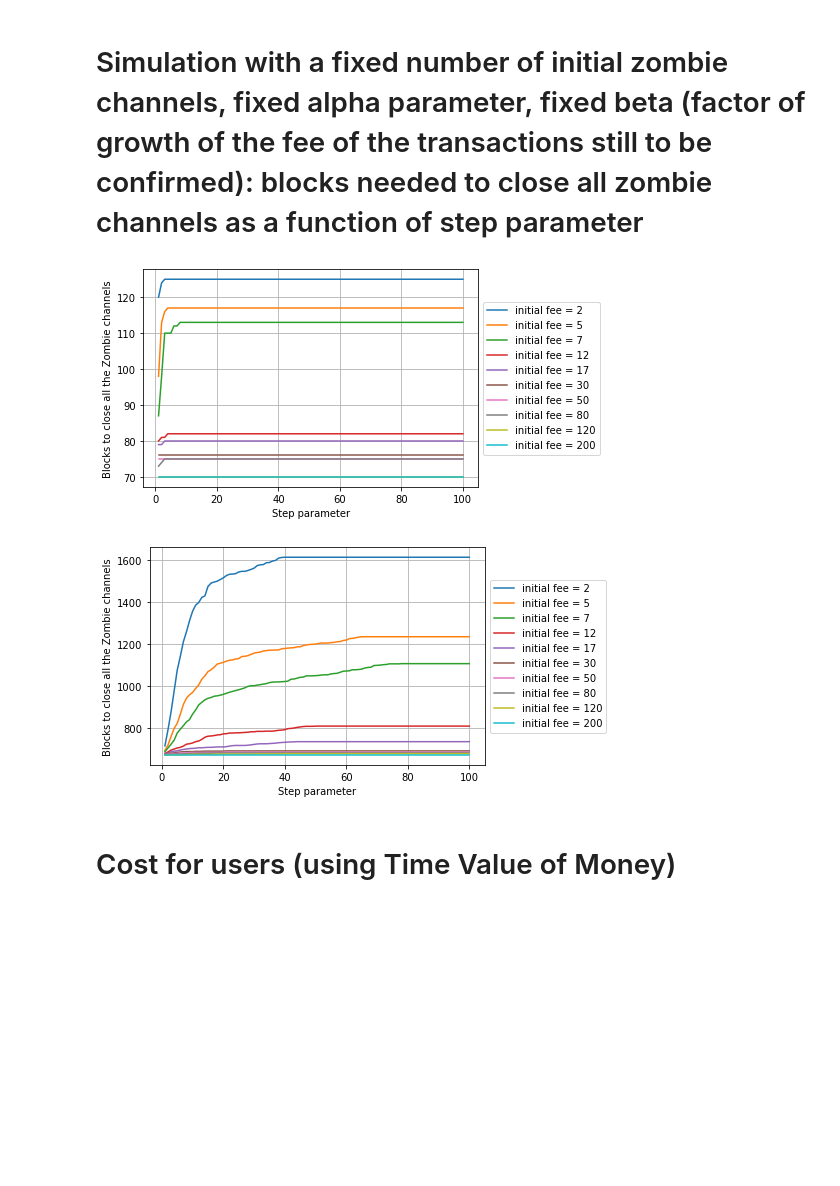
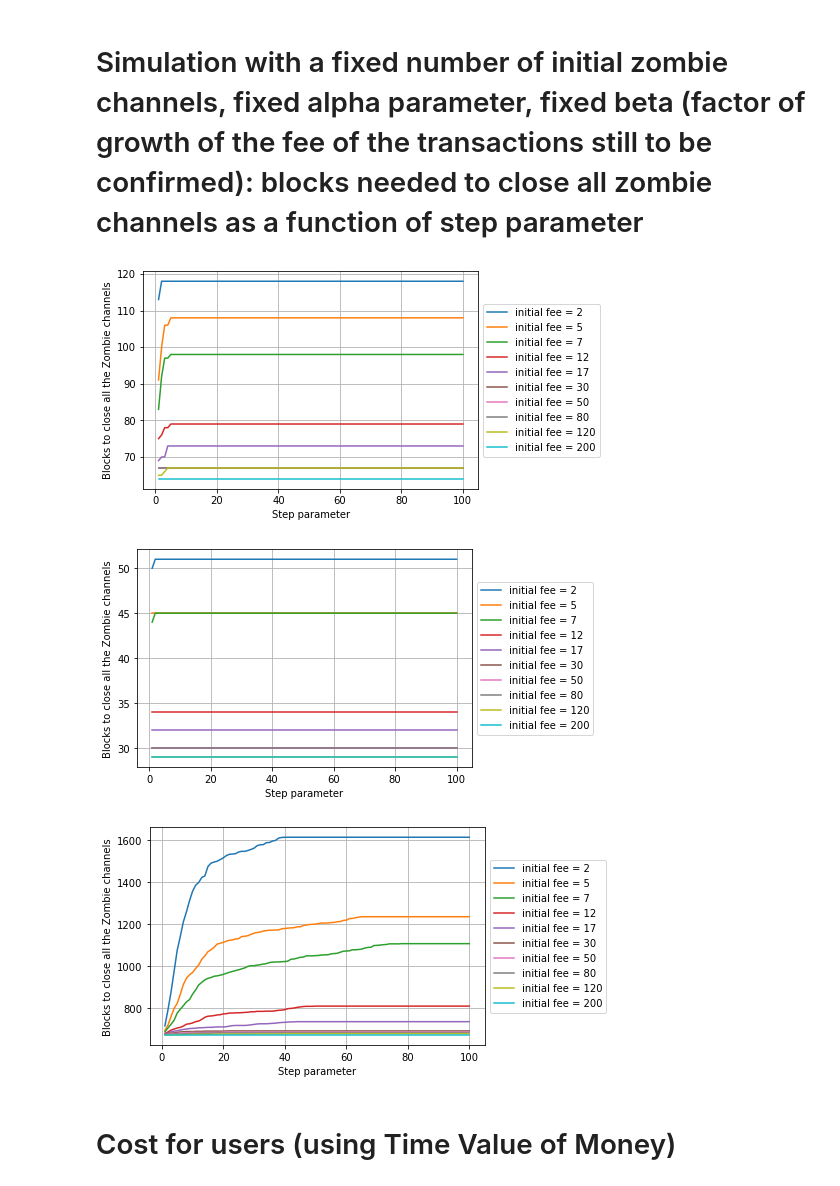
Before and after one commit to CosimoSguanci/Mass-Exit-Attacks-on-LN, a Jupyter notebook: ZombieAttackSimulation.ipynb, the cells around one changed output. Saved outputs shown, nothing was run; the diff lists cells and outputs as text; code cells hidden in the pictures; blank space fills up the shorter version.

```diff
--- a/ZombieAttackSimulation.ipynb
+++ b/ZombieAttackSimulation.ipynb
@@ -15,8 +15,11 @@ MEMPOOL_DIR_DURING_CONGESTION = "mempool-during-congestion"
 MEMPOOL_DIR_BEFORE_CONGESTION = "mempool-before-congestion"
 MEMPOOL_DIR_NO_CONGESTION = "mempool-no-congestion"
 
-INITIAL_NUM_ZOMBIE_CHANNELS = 65560 # Edges crossed by the Max-Cut, computed with the imbalanced-max-cut Greedy procedure,
-                                    # with data obtained on January, 2022
+# Edges crossed by the Max-Cut, computed with the weigthedimbalanced-max-cut Greedy procedure,
+# with data obtained on May, 2022
+MAX_CUT_SIZE = 58531 # 63251 for unweighted
+MAX_CUT_CAPACITY = 246436727385 # Weighted
+
 LN_CLOSING_CHANNEL_DELAY = 1000 # ~ 1 week
 
 # We read the JSON file containing blocks data (height, number of transactions)
@@ -27,8 +30,8 @@ blocks_data = json.loads(blocks_data_content)
 
 # We read the file containing mempool historical data
 
-FIRST_BLOCK_HEIGHT = FIRST_BLOCK_HEIGHT_DURING_CONGESTION
-MEMPOOL_DIR = MEMPOOL_DIR_DURING_CONGESTION
+FIRST_BLOCK_HEIGHT = FIRST_BLOCK_NO_CONGESTION
+MEMPOOL_DIR = MEMPOOL_DIR_NO_CONGESTION
 
 i = 1
 mempool_data_json_string = ''
@@ -242,7 +245,7 @@ plot_remaining_zombie_channels_array = []
 labels = []
 
 for fee_index in fee_indexes:
-    needed_blocks, plot_blocks, plot_remaining_zombie_channels = simulate(mempool_data, blocks_data, FIRST_BLOCK_HEIGHT, fee_index, INITIAL_NUM_ZOMBIE_CHANNELS, plot_distribution=True)
+    needed_blocks, plot_blocks, plot_remaining_zombie_channels = simulate(mempool_data, blocks_data, FIRST_BLOCK_HEIGHT, fee_index, MAX_CUT_SIZE, plot_distribution=True)
     plot_blocks_array.append(plot_blocks)
     plot_remaining_zombie_channels_array.append(plot_remaining_zombie_channels)
     plt.plot(plot_blocks, plot_remaining_zombie_channels)
@@ -332,7 +317,6 @@ plt.show()
 # Dynamic Case
 # beta: factor of growth of the fee (new_fee = alpha * beta)
 # step: number of blocks after which the fee is increased
-# gamma: percentage of transactions that are replaced (TODO)
 
 fee_ranges = [0, 1, 2, 3, 4, 5, 6, 7, 8, 10, 12, 14, 17, 20, 25, 30, 40, 50, 60, 70, 80, 100, 120, 140, 170, 200]
 
@@ -359,15 +343,53 @@ for alpha in alphas:
     needed_blocks = []
 
     for step in steps:
-        #needed_blocks.append(LN_CLOSING_CHANNEL_DELAY + simulate(mempool_data, blocks_data, FIRST_BLOCK_HEIGHT, fee_index_in_ranges, INITIAL_NUM_ZOMBIE_CHANNELS, highest_priority=highest_priority, dynamic=True, beta=beta, step=step))
-        needed_blocks.append(simulate(mempool_data, blocks_data, FIRST_BLOCK_HEIGHT, fee_index_in_ranges, INITIAL_NUM_ZOMBIE_CHANNELS, highest_priority=highest_priority, dynamic=True, beta=beta, step=step))
+        needed_blocks.append(simulate(mempool_data, blocks_data, FIRST_BLOCK_HEIGHT, fee_index_in_ranges, MAX_CUT_SIZE, highest_priority=highest_priority, dynamic=True, beta=beta, step=step))
 
-    legend.append(f"initial fee = {initial_fee}") # , beta = {beta}
+    legend.append(f"initial fee = {initial_fee}")
 
     plt.plot(steps, needed_blocks)
 
+plt.xlabel('Step parameter')
+plt.ylabel('Blocks to close all the Zombie channels')
+plt.legend(labels=legend, loc='center left', bbox_to_anchor=(1, 0.5))
+plt.show()
 
-#plt.title(f'Dynamic Fee Case [Zombie Attack], {INITIAL_NUM_ZOMBIE_CHANNELS} zombie channels')
+######
+
+attacked_fraction_of_max_cut = {
+    "k" : 30,
+    "capacity" : 167165600785,
+    "edges" : 19845
+}
+legend = []
+alphas = np.linspace(0.1, 1, num=10)
+beta = 1.01 # 1 percent fixed
+steps = np.linspace(1, 100, num=100)
+
+fig, ax = plt.subplots()
+ax.grid(True)
+
+for alpha in alphas:
+
+    highest_priority = False
+
+    fee_index_in_ranges = math.floor(alpha * (len(fee_ranges) - 1))
+
+    if(fee_index_in_ranges > len(fee_ranges) - 1):
+        highest_priority = True
+        fee_index_in_ranges = len(fee_ranges) - 1
+
+    initial_fee = fee_ranges[fee_index_in_ranges]
+
+    needed_blocks = []
+
+    for step in steps:
+        needed_blocks.append(simulate(mempool_data, blocks_data, FIRST_BLOCK_HEIGHT, fee_index_in_ranges, attacked_fraction_of_max_cut["edges"], highest_priority=highest_priority, dynamic=True, beta=beta, step=step))
+
+    legend.append(f"initial fee = {initial_fee}")
+
+    plt.plot(steps, needed_blocks)
+
 plt.xlabel('Step parameter')
 plt.ylabel('Blocks to close all the Zombie channels')
 plt.legend(labels=legend, loc='center left', bbox_to_anchor=(1, 0.5))
@@ -378,35 +400,36 @@ plt.show()
 fig, ax = plt.subplots()
 ax.grid(True)
 
 for alpha in alphas:
 
     highest_priority = False
 
     fee_index_in_ranges = math.floor(alpha * (len(fee_ranges) - 1))
 
     if(fee_index_in_ranges > len(fee_ranges) - 1):
         highest_priority = True
         fee_index_in_ranges = len(fee_ranges) - 1
 
     initial_fee = fee_ranges[fee_index_in_ranges]
 
     needed_blocks = []
 
     for step in steps:
         # Not considering the delay here
         needed_blocks.append(simulate(mempool_data, blocks_data, FIRST_BLOCK_HEIGHT, fee_index_in_ranges, 1000000, highest_priority=highest_priority, dynamic=True, beta=beta, step=step))
 
     legend.append(f"initial fee = {initial_fee}")
 
     plt.plot(steps, needed_blocks)
 
 plt.xlabel('Step parameter')
 plt.ylabel('Blocks to close all the Zombie channels')
 plt.legend(labels=legend, loc='center left', bbox_to_anchor=(1, 0.5))
 plt.show()
 # %% [output]
-[figure, old version]
+[figure, new version]
-[figure, old version]
+[figure, new version]
+[figure, added]
 # %% [markdown]
 # Cost for users (using Time Value of Money)
 # %%
```
Also changed, not shown: parts of 3 cells of this notebook.
